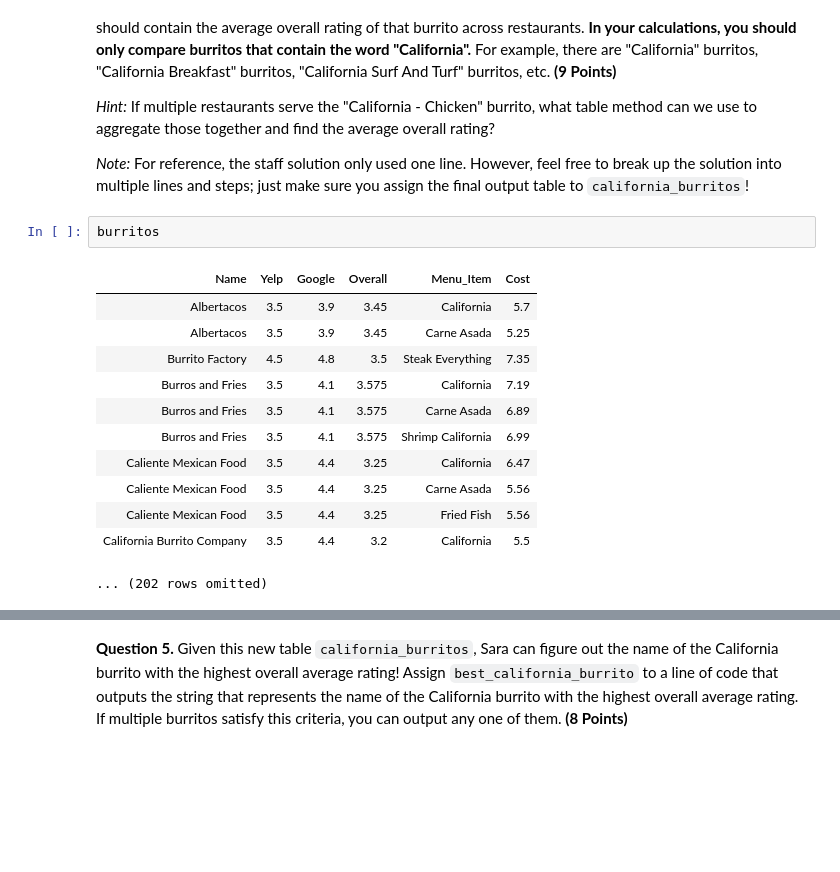
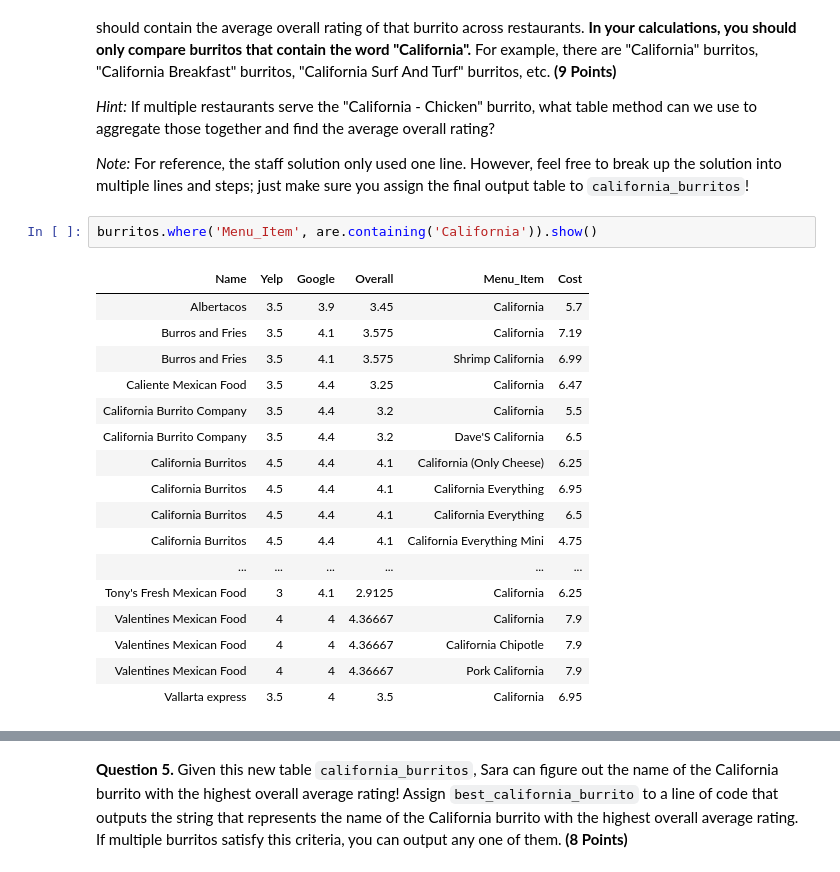
Before and after one commit to sondank1010/materials-sp22, a Jupyter notebook: hw/hw04/hw04.ipynb, the cells around one changed output, grey strips where cells are left out. Cells and saved outputs as stored; diff of their text form; blank space fills up the shorter version.

```diff
--- a/hw/hw04/hw04.ipynb
+++ b/hw/hw04/hw04.ipynb
@@ -138,19 +138,24 @@ Create a table with two columns: the first column include the names of the burri
 
 *Note:* For reference, the staff solution only used one line. However, feel free to break up the solution into multiple lines and steps; just make sure you assign the final output table to `california_burritos`!
 # %%
-burritos
+burritos.where('Menu_Item', are.containing('California')).show()
 # %% [output]
 | Name | Yelp | Google | Overall | Menu_Item | Cost |
 | Albertacos | 3.5 | 3.9 | 3.45 | California | 5.7 |
-| Albertacos | 3.5 | 3.9 | 3.45 | Carne Asada | 5.25 |
-| Burrito Factory | 4.5 | 4.8 | 3.5 | Steak Everything | 7.35 |
 | Burros and Fries | 3.5 | 4.1 | 3.575 | California | 7.19 |
-| Burros and Fries | 3.5 | 4.1 | 3.575 | Carne Asada | 6.89 |
 | Burros and Fries | 3.5 | 4.1 | 3.575 | Shrimp California | 6.99 |
 | Caliente Mexican Food | 3.5 | 4.4 | 3.25 | California | 6.47 |
-| Caliente Mexican Food | 3.5 | 4.4 | 3.25 | Carne Asada | 5.56 |
-| Caliente Mexican Food | 3.5 | 4.4 | 3.25 | Fried Fish | 5.56 |
 | California Burrito Company | 3.5 | 4.4 | 3.2 | California | 5.5 |
+| California Burrito Company | 3.5 | 4.4 | 3.2 | Dave'S California | 6.5 |
+| California Burritos | 4.5 | 4.4 | 4.1 | California (Only Cheese) | 6.25 |
+| California Burritos | 4.5 | 4.4 | 4.1 | California Everything | 6.95 |
+| California Burritos | 4.5 | 4.4 | 4.1 | California Everything | 6.5 |
+| California Burritos | 4.5 | 4.4 | 4.1 | California Everything Mini | 4.75 |
+| ... | ... | ... | ... | ... | ... |
+| Tony's Fresh Mexican Food | 3 | 4.1 | 2.9125 | California | 6.25 |
+| Valentines Mexican Food | 4 | 4 | 4.36667 | California | 7.9 |
+| Valentines Mexican Food | 4 | 4 | 4.36667 | California Chipotle | 7.9 |
+| Valentines Mexican Food | 4 | 4 | 4.36667 | Pork California | 7.9 |
+| Vallarta express | 3.5 | 4 | 3.5 | California | 6.95 |
-... (202 rows omitted)
 # %%
 california_burritos = (
```
Also changed, not shown: parts of 22 cells of this notebook, 11 other files.
